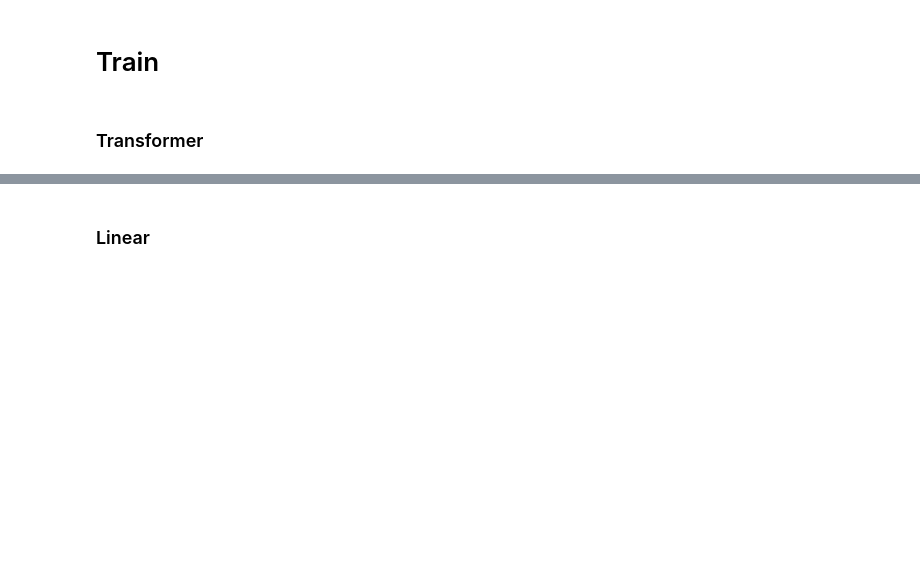
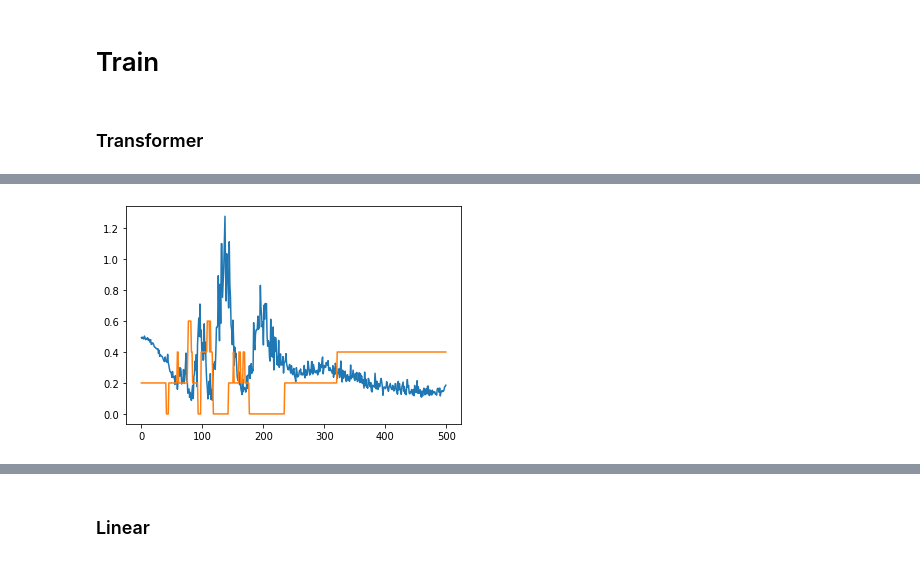
Before and after one commit to RohanM/news-bias, a Jupyter notebook: finetune.ipynb, the cells around one changed output, grey strips where cells are left out. Saved outputs shown, nothing was run; the diff lists cells and outputs as text; code cells hidden in the pictures; blank space fills up the shorter version.

```diff
--- a/finetune.ipynb
+++ b/finetune.ipynb
@@ -411,0 +421,4 @@ results = trainer.train(1)
+# %%
+plot_results(results, 1)
+# %% [output]
+[figure, added]
```
Also changed, not shown: parts of 13 cells of this notebook.
